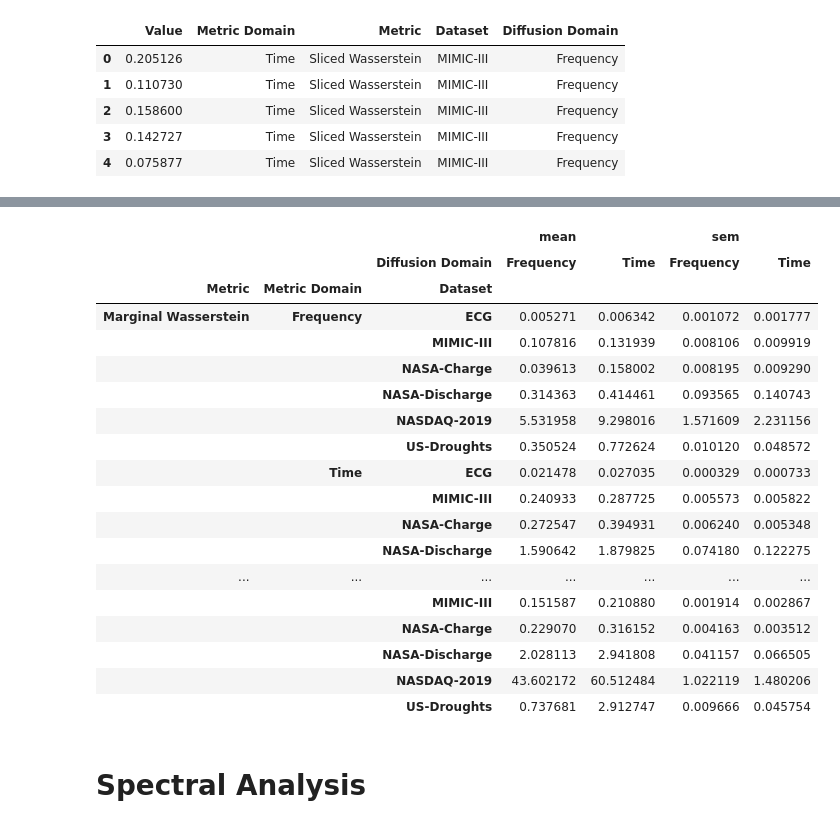
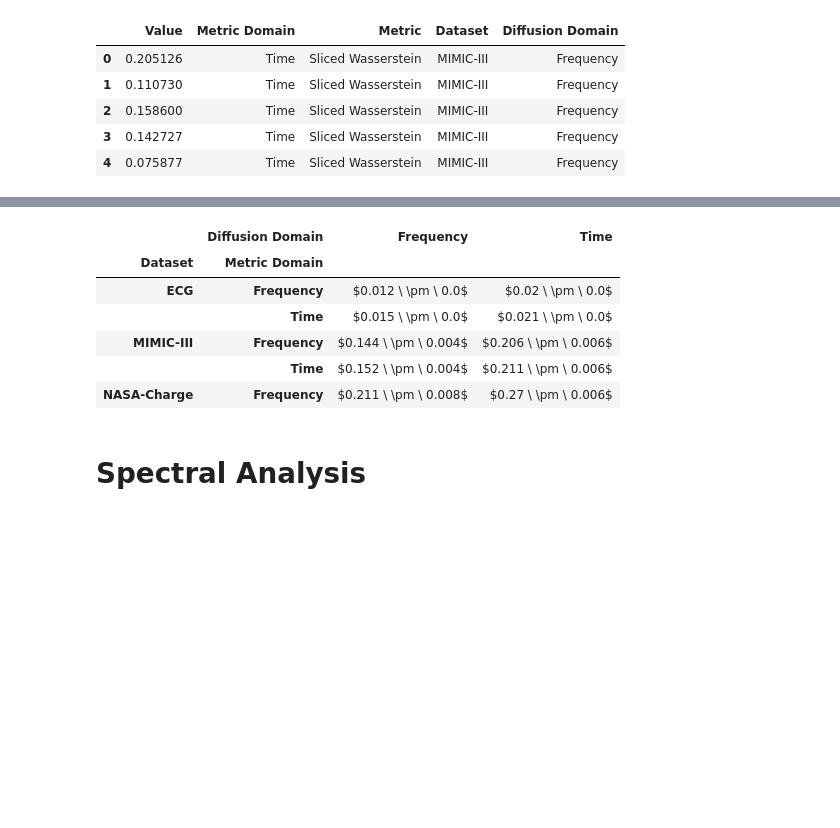
Before and after one commit to JonathanCrabbe/FourierDiffusion, a Jupyter notebook: notebooks/results.ipynb, the cells around one changed output, grey strips where cells are left out. Drawn from its saved outputs; the diff is of its cells as text; code cells hidden in the pictures; blank space fills up the shorter version.

```diff
--- a/notebooks/results.ipynb
+++ b/notebooks/results.ipynb
@@ -31,7 +30,8 @@ def infer_dataset(config: dict[str, Any]) -> str:
             return "NASA-Discharge"
 
 
-def infer_diffusion_domain(fourier_transform: bool) -> str:
+def infer_diffusion_domain(config: dict[str, Any]) -> str:
+    fourier_transform = config["fourier_transform"]
     if fourier_transform:
         return "Frequency"
     else:
@@ -56,6 +56,22 @@ def calculate_metrics(results: dict) -> list[dict]:
         )
     return data
 
+def calculate_baselines(results: dict) -> list[dict]:
+    data = []
+    for baseline, domain, method in product({"dummy", "self"}, {"time", "freq"}, {"sliced", "marginal"}):
+        distance = results[f"{domain}_{method}_wasserstein_mean_{baseline}"]
+        data.append(
+                {
+                    "Value": distance,
+                    "Baseline": "Mean" if baseline == "dummy" else "Half Train",
+                    "Metric Domain": "Frequency" if domain == "freq" else "Time",
+                    "Metric": "Sliced Wasserstein"
+                    if method == "sliced"
+                    else "Marginal Wasserstein",
+                }
+        )
+    return data
+
 
 def infer_tensor_shapes(sample_path: Path) -> tuple[int, int]:
     samples = torch.load(sample_path)
@@ -87,22 +103,34 @@ run_list = [
     "emk7nyz3",
 ]
 runs_dir = Path.cwd() / "../lightning_logs/"
+save_dir = Path.cwd() / "../outputs/"
+
+if not (save_dir / "figures").exists():
+    (save_dir / "figures").mkdir(parents=True)
+if not (save_dir / "tables").exists():
+    (save_dir / "tables").mkdir(parents=True)
 # %% [markdown]
 # Sample Quality
 # %%
 df_list = []
+baselines_list = []
 for run in run_list:
     with open(runs_dir / f"{run}/train_config.yaml", "r") as f:
         config = safe_load(f)
         dataset = infer_dataset(config)
-        domain = infer_diffusion_domain(config["fourier_transform"])
+        domain = infer_diffusion_domain(config)
     with open(runs_dir / f"{run}/results.yaml", "r") as f:
         results = safe_load(f)
         df = pd.DataFrame(calculate_metrics(results))
+        df_baselines = pd.DataFrame(calculate_baselines(results))
         df["Dataset"] = dataset
         df["Diffusion Domain"] = domain
+        df_baselines["Dataset"] = dataset
+        df_baselines["Diffusion Domain"] = domain
         df_list.append(df)
+        baselines_list.append(df_baselines)
 df = pd.concat(df_list)
+df_baselines = pd.concat(baselines_list)
 df.head()
 # %% [output]
 |  | Value | Metric Domain | Metric | Dataset | Diffusion Domain |
@@ -140,33 +213,23 @@ for metric in df.Metric.unique():
 # %%
-aggfunc
-
-pd.pivot_table(
-    df,
-    index=["Metric", "Metric Domain", "Dataset"],
+df_pivot = pd.pivot_table(
+    df[df["Metric"] == "Sliced Wasserstein"],
+    index=["Dataset", "Metric Domain", ],
     columns="Diffusion Domain",
     values="Value",
     aggfunc=["mean", "sem"],
 )
+df_pivot = round(df_pivot, 3)
+df_pivot = "$" + df_pivot["mean"].astype(str) + " \ \pm \ " + (2 * df_pivot["sem"]).astype(str) + "$"
+df_pivot.to_latex(save_dir / "tables/sliced_wasserstein.tex")
+df_pivot.head()
 # %% [output]
-|  |  |  | mean |  | sem |  |
-|  |  | Diffusion Domain | Frequency | Time | Frequency | Time |
-| Metric | Metric Domain | Dataset |  |  |  |  |
-| Marginal Wasserstein | Frequency | ECG | 0.005271 | 0.006342 | 0.001072 | 0.001777 |
-|  |  | MIMIC-III | 0.107816 | 0.131939 | 0.008106 | 0.009919 |
-|  |  | NASA-Charge | 0.039613 | 0.158002 | 0.008195 | 0.009290 |
-|  |  | NASA-Discharge | 0.314363 | 0.414461 | 0.093565 | 0.140743 |
-|  |  | NASDAQ-2019 | 5.531958 | 9.298016 | 1.571609 | 2.231156 |
-|  |  | US-Droughts | 0.350524 | 0.772624 | 0.010120 | 0.048572 |
-|  | Time | ECG | 0.021478 | 0.027035 | 0.000329 | 0.000733 |
-|  |  | MIMIC-III | 0.240933 | 0.287725 | 0.005573 | 0.005822 |
-|  |  | NASA-Charge | 0.272547 | 0.394931 | 0.006240 | 0.005348 |
-|  |  | NASA-Discharge | 1.590642 | 1.879825 | 0.074180 | 0.122275 |
-| ... | ... | ... | ... | ... | ... | ... |
-|  |  | MIMIC-III | 0.151587 | 0.210880 | 0.001914 | 0.002867 |
-|  |  | NASA-Charge | 0.229070 | 0.316152 | 0.004163 | 0.003512 |
-|  |  | NASA-Discharge | 2.028113 | 2.941808 | 0.041157 | 0.066505 |
-|  |  | NASDAQ-2019 | 43.602172 | 60.512484 | 1.022119 | 1.480206 |
-|  |  | US-Droughts | 0.737681 | 2.912747 | 0.009666 | 0.045754 |
+|  | Diffusion Domain | Frequency | Time |
+| Dataset | Metric Domain |  |  |
+| ECG | Frequency | $0.012 \ \pm \ 0.0$ | $0.02 \ \pm \ 0.0$ |
+|  | Time | $0.015 \ \pm \ 0.0$ | $0.021 \ \pm \ 0.0$ |
+| MIMIC-III | Frequency | $0.144 \ \pm \ 0.004$ | $0.206 \ \pm \ 0.006$ |
+|  | Time | $0.152 \ \pm \ 0.004$ | $0.211 \ \pm \ 0.006$ |
+| NASA-Charge | Frequency | $0.211 \ \pm \ 0.008$ | $0.27 \ \pm \ 0.006$ |
 # %% [markdown]
 # Spectral Analysis
 # %%
```
Also changed, not shown: parts of 5 cells of this notebook.
